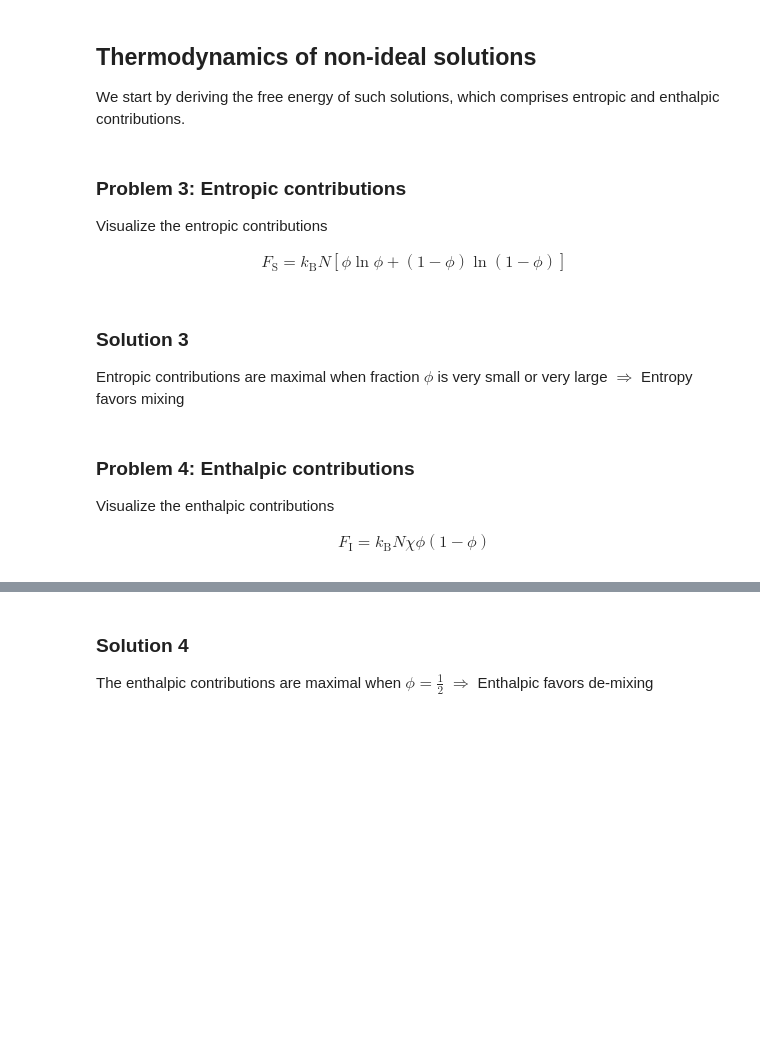
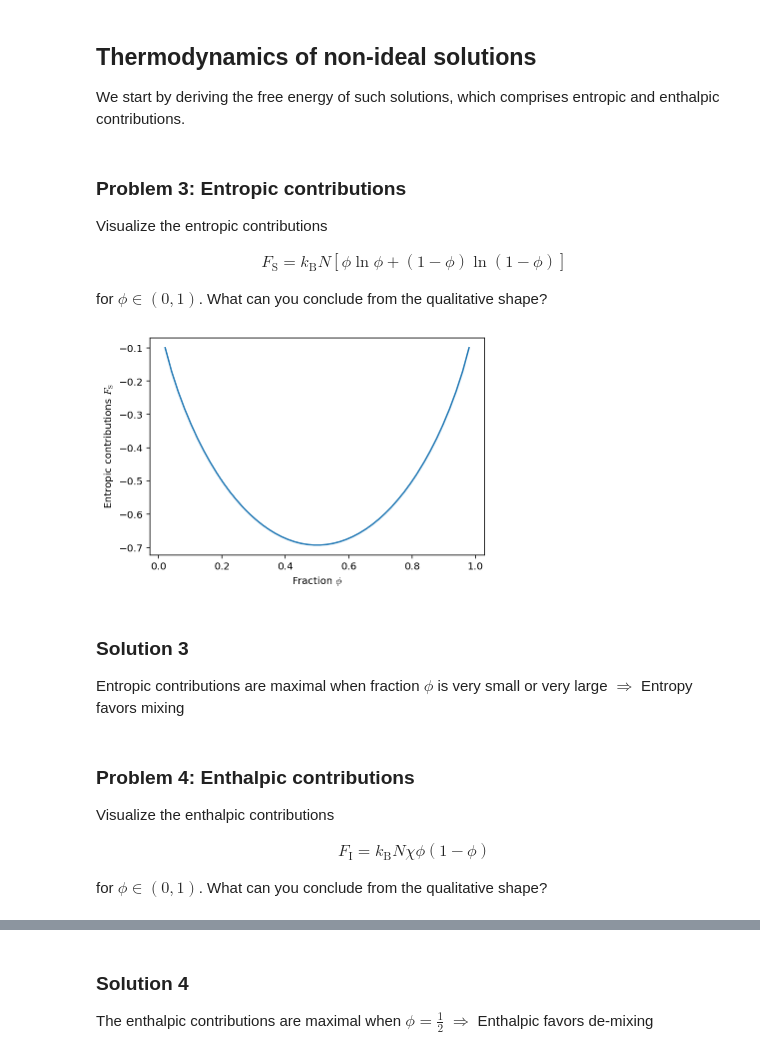
Before and after one commit to zwicker-group/tutorial-pattern-formation-in-cells, a Jupyter notebook: 04_physics-of-diffusion.ipynb, the cells around one changed output, grey strips where cells are left out. Cells and saved outputs as stored; diff of their text form; code cells hidden in the pictures; blank space fills up the shorter version.

```diff
--- a/04_physics-of-diffusion.ipynb
+++ b/04_physics-of-diffusion.ipynb
@@ -67,11 +72,16 @@ Visualize the entropic contributions
 \begin{align}
     F_\mathrm{S} = k_\mathrm{B} N \left[\phi\ln\phi + (1 - \phi)\ln(1-\phi)\right]
 \end{align}
+
+for $\phi \in (0, 1)$.
+What can you conclude from the qualitative shape?
 # %%
-cs = np.linspace(0, 1)[1:-1]
-plt.plot(cs, %% BLANK %%)
+c = np.linspace(0, 1)[1:-1]
+plt.plot(c, c * np.log(c) + (1 - c) * np.log(1 - c))
 plt.xlabel('Fraction $\phi$')
 plt.ylabel(r'Entropic contributions $F_\mathrm{S}$');
+# %% [output]
+[figure, added]
 # %% [markdown]
 ### Solution 3
 Entropic contributions are maximal when fraction $\phi$ is very small or very large $\Rightarrow$ Entropy favors mixing
@@ -83,4 +93,6 @@ Visualize the enthalpic contributions
 \begin{align}
     F_\mathrm{I} = k_\mathrm{B} N \chi \phi (1 - \phi)
 \end{align}
+
+for $\phi \in (0, 1)$. What can you conclude from the qualitative shape?
 # %%
```
Also changed, not shown: parts of 31 cells of this notebook.
